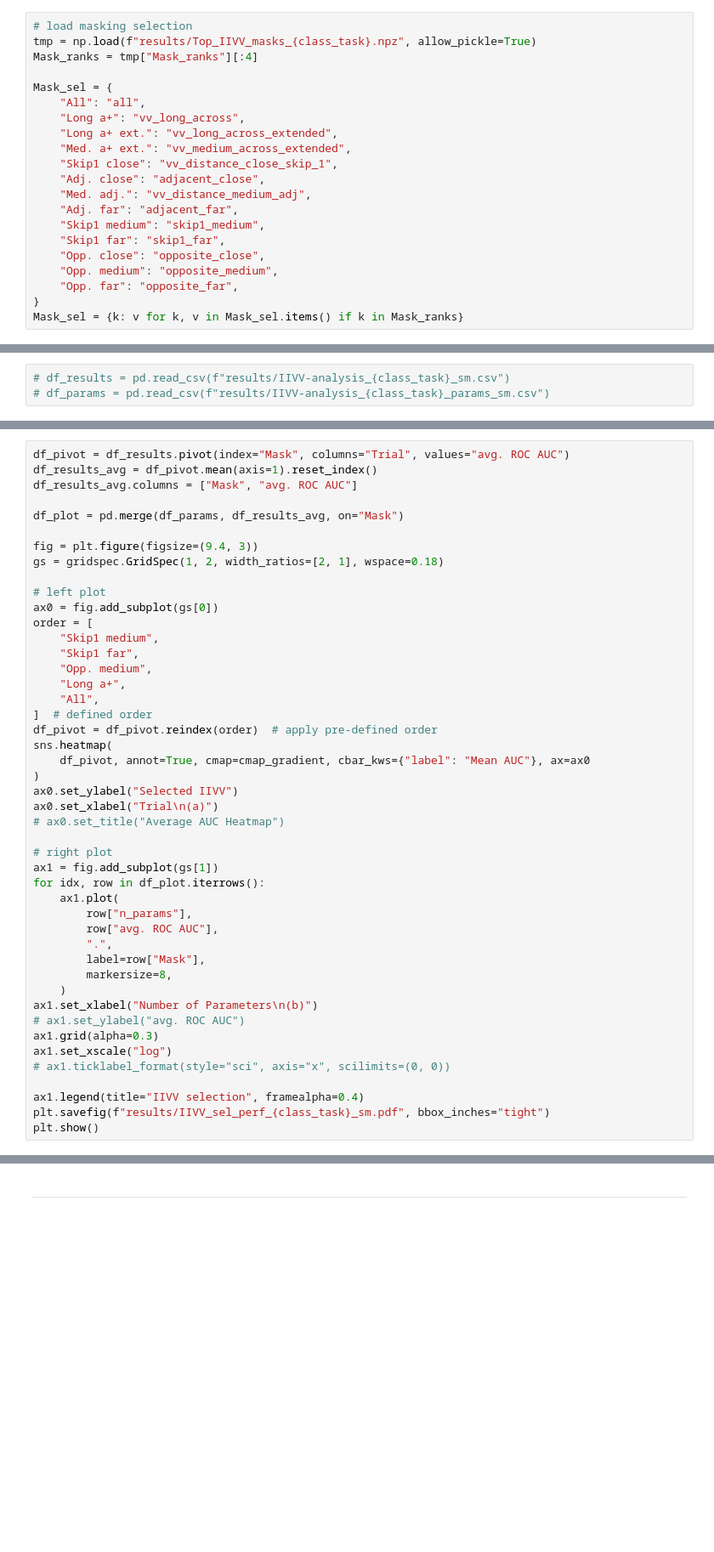
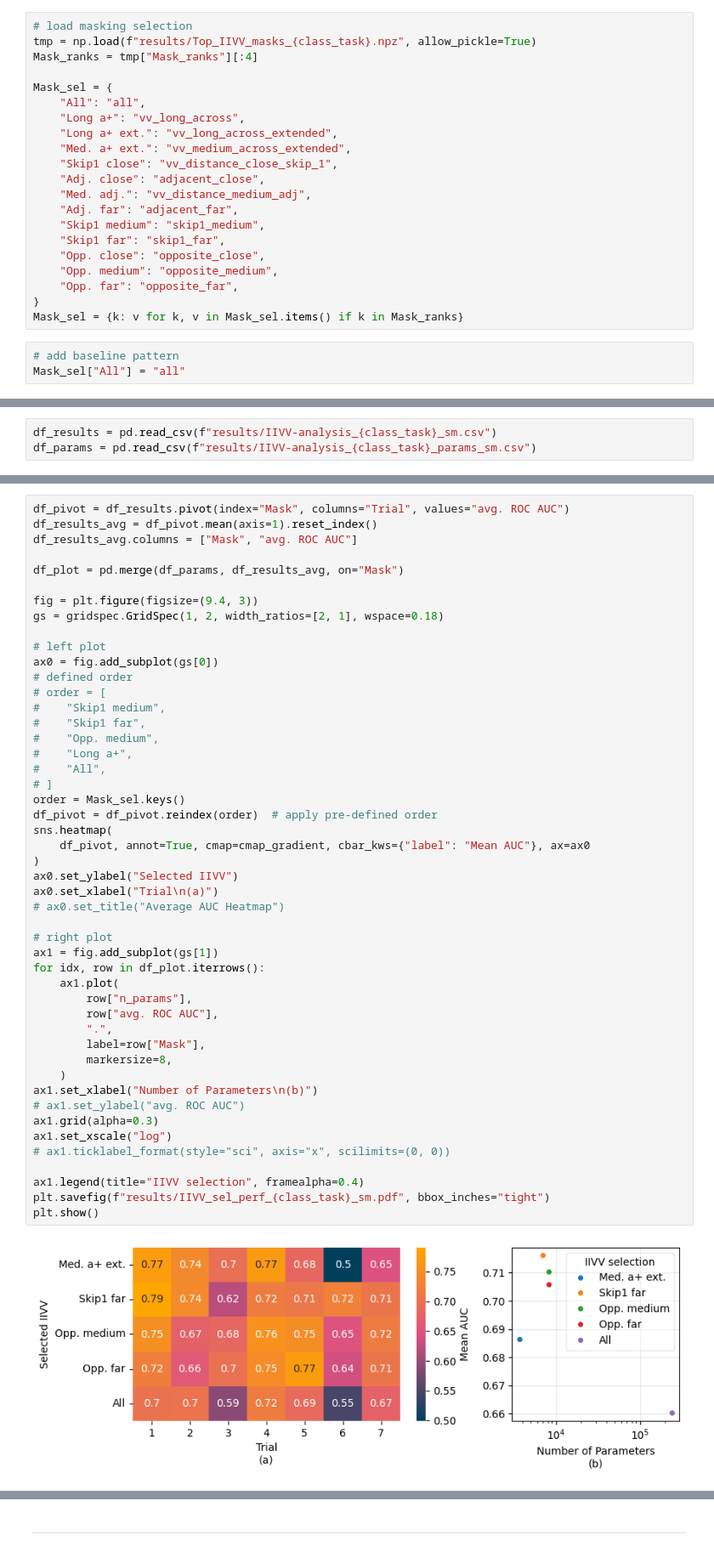
Before and after one commit to EITLabworks/IIVV-Evaluation, a Jupyter notebook: IIVV-pattern-reduction.ipynb, the cells around one changed output, grey strips where cells are left out. Shown at 85% size. Saved outputs shown, nothing was run; the diff lists cells and outputs as text; blank space fills up the shorter version.

```diff
--- a/IIVV-pattern-reduction.ipynb
+++ b/IIVV-pattern-reduction.ipynb
@@ -283,6 +547,9 @@ Mask_sel = {
     "Opp. far": "opposite_far",
 }
 Mask_sel = {k: v for k, v in Mask_sel.items() if k in Mask_ranks}
+# %%
+# add baseline pattern
+Mask_sel["All"] = "all"
 # %%
 for Mname, Msel in Mask_sel.items():
     print(Mname, "\t", Msel)
@@ -317,3 +608,3 @@ df_params.to_csv(f"results/IIVV-analysis_{class_task}_params_sm.csv", index=Fals
 # %%
-# df_results = pd.read_csv(f"results/IIVV-analysis_{class_task}_sm.csv")
-# df_params = pd.read_csv(f"results/IIVV-analysis_{class_task}_params_sm.csv")
+df_results = pd.read_csv(f"results/IIVV-analysis_{class_task}_sm.csv")
+df_params = pd.read_csv(f"results/IIVV-analysis_{class_task}_params_sm.csv")
@@ -329,39 +624,43 @@ gs = gridspec.GridSpec(1, 2, width_ratios=[2, 1], wspace=0.18)
 
 # left plot
 ax0 = fig.add_subplot(gs[0])
-order = [
-    "Skip1 medium",
-    "Skip1 far",
-    "Opp. medium",
-    "Long a+",
-    "All",
-]  # defined order
+# defined order
+# order = [
+#    "Skip1 medium",
+#    "Skip1 far",
+#    "Opp. medium",
+#    "Long a+",
+#    "All",
+# ]
+order = Mask_sel.keys()
 df_pivot = df_pivot.reindex(order)  # apply pre-defined order
 sns.heatmap(
     df_pivot, annot=True, cmap=cmap_gradient, cbar_kws={"label": "Mean AUC"}, ax=ax0
 )
 ax0.set_ylabel("Selected IIVV")
 ax0.set_xlabel("Trial\n(a)")
 # ax0.set_title("Average AUC Heatmap")
 
 # right plot
 ax1 = fig.add_subplot(gs[1])
 for idx, row in df_plot.iterrows():
     ax1.plot(
         row["n_params"],
         row["avg. ROC AUC"],
         ".",
         label=row["Mask"],
         markersize=8,
     )
 ax1.set_xlabel("Number of Parameters\n(b)")
 # ax1.set_ylabel("avg. ROC AUC")
 ax1.grid(alpha=0.3)
 ax1.set_xscale("log")
 # ax1.ticklabel_format(style="sci", axis="x", scilimits=(0, 0))
 
 ax1.legend(title="IIVV selection", framealpha=0.4)
 plt.savefig(f"results/IIVV_sel_perf_{class_task}_sm.pdf", bbox_inches="tight")
 plt.show()
+# %% [output]
+[figure, added]
 # %%
 df_plot
```
Also changed, not shown: parts of 13 cells of this notebook, 7 other files.
